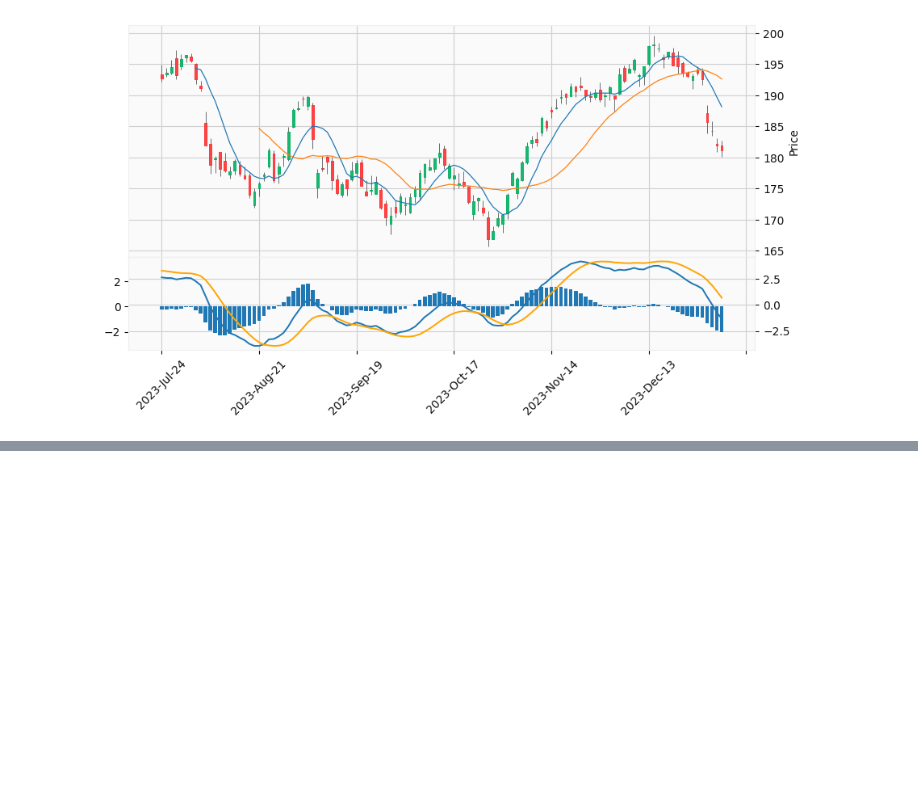
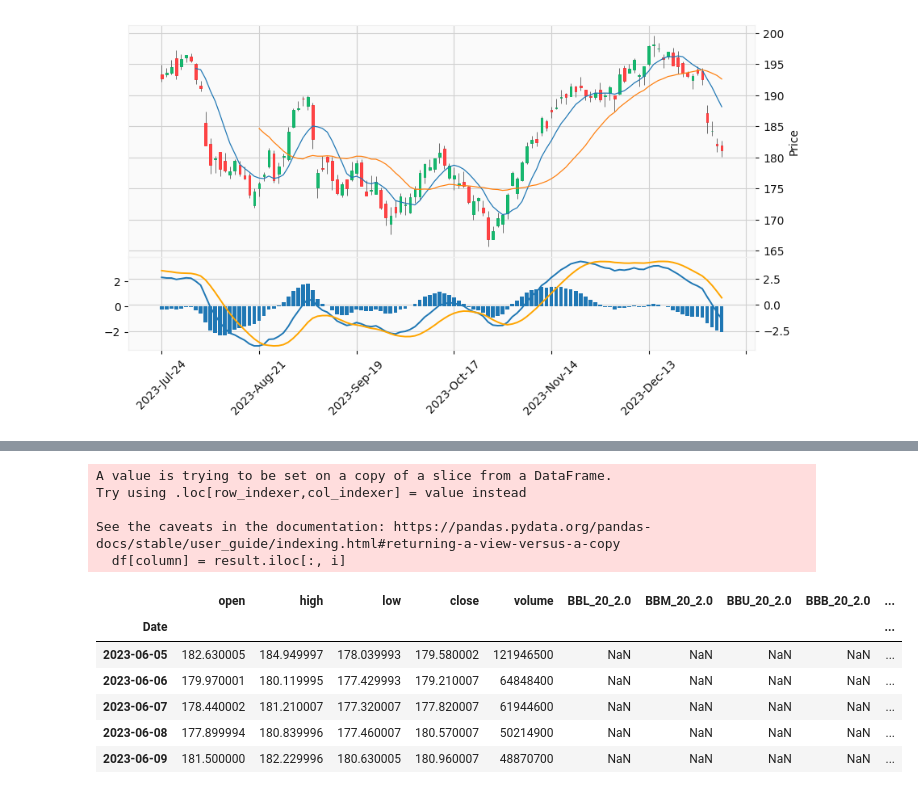
Before and after one commit to Mzu-Soci/Trading-Signal-Services, a Jupyter notebook: trading_service.ipynb, the cells around one changed output, grey strips where cells are left out. Saved outputs shown, nothing was run; the diff lists cells and outputs as text; code cells hidden in the pictures; blank space fills up the shorter version.

```diff
--- a/trading_service.ipynb
+++ b/trading_service.ipynb
@@ -196,0 +214,16 @@ mpf.plot(df_x_macd, type="candle", mav=(8,21), style="yahoo", figratio=(15,8), a
+# %%
+df_x_bbands.ta.bbands(close="close", length=20, std=2, append=True)
+df_x_bbands.head()
+# %% [output]
+A value is trying to be set on a copy of a slice from a DataFrame.
+Try using .loc[row_indexer,col_indexer] = value instead
+
+See the caveats in the documentation: https://pandas.pydata.org/pandas-docs/stable/user_guide/indexing.html#returning-a-view-versus-a-copy
+  df[column] = result.iloc[:, i]
+|  | open | high | low | close | volume | BBL_20_2.0 | BBM_20_2.0 | BBU_20_2.0 | BBB_20_2.0 | ... |
+| Date |  |  |  |  |  |  |  |  |  | ... |
+| 2023-06-05 | 182.630005 | 184.949997 | 178.039993 | 179.580002 | 121946500 | NaN | NaN | NaN | NaN | ... |
+| 2023-06-06 | 179.970001 | 180.119995 | 177.429993 | 179.210007 | 64848400 | NaN | NaN | NaN | NaN | ... |
+| 2023-06-07 | 178.440002 | 181.210007 | 177.320007 | 177.820007 | 61944600 | NaN | NaN | NaN | NaN | ... |
+| 2023-06-08 | 177.899994 | 180.839996 | 177.460007 | 180.570007 | 50214900 | NaN | NaN | NaN | NaN | ... |
+| 2023-06-09 | 181.500000 | 182.229996 | 180.630005 | 180.960007 | 48870700 | NaN | NaN | NaN | NaN | ... |
```
Also changed, not shown: parts of 6 cells of this notebook.
